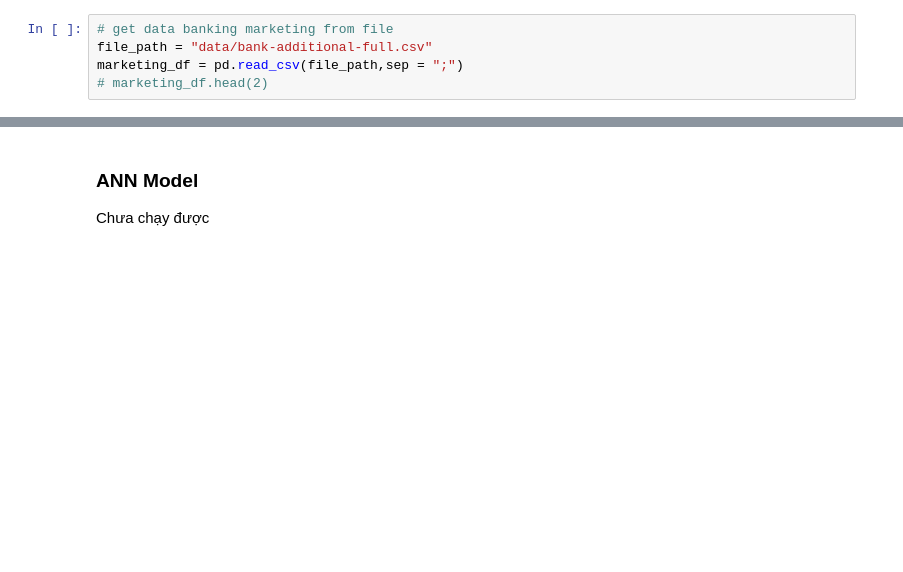
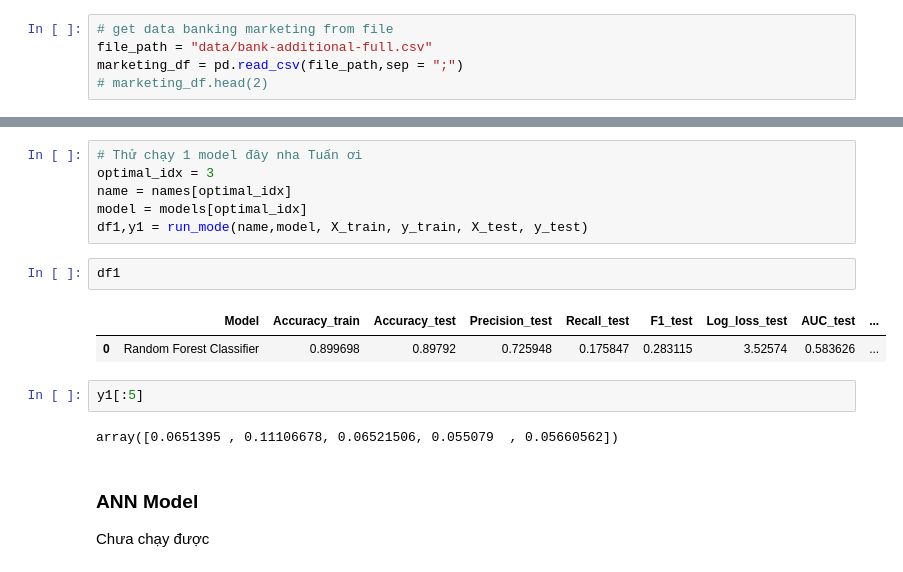
Before and after one commit to ngttnguyen/atom-assignments, a Jupyter notebook: assignment_7/Nguyen_Bank_Marketing_Modeling.ipynb, the cells around one changed output, grey strips where cells are left out. Cells and saved outputs as stored; diff of their text form; blank space fills up the shorter version.

```diff
--- a/assignment_7/Nguyen_Bank_Marketing_Modeling.ipynb
+++ b/assignment_7/Nguyen_Bank_Marketing_Modeling.ipynb
@@ -409,3 +403,18 @@ visualize_ROC_curves(y_test,y_test_proba_df)
+# %%
+# Thử chạy 1 model đây nha Tuấn ơi
+optimal_idx = 3
+name = names[optimal_idx]
+model = models[optimal_idx]
+df1,y1 = run_mode(name,model, X_train, y_train, X_test, y_test)
+# %%
+df1
+# %% [output]
+|  | Model | Accuracy_train | Accuracy_test | Precision_test | Recall_test | F1_test | Log_loss_test | AUC_test | ... |
+| 0 | Random Forest Classifier | 0.899698 | 0.89792 | 0.725948 | 0.175847 | 0.283115 | 3.52574 | 0.583626 | ... |
+# %%
+y1[:5]
+# %% [output]
+array([0.0651395 , 0.11106678, 0.06521506, 0.055079  , 0.05660562])
 # %% [markdown]
 ###  ANN Model
 Chưa chạy được
```
Also changed, not shown: parts of 8 cells of this notebook.
